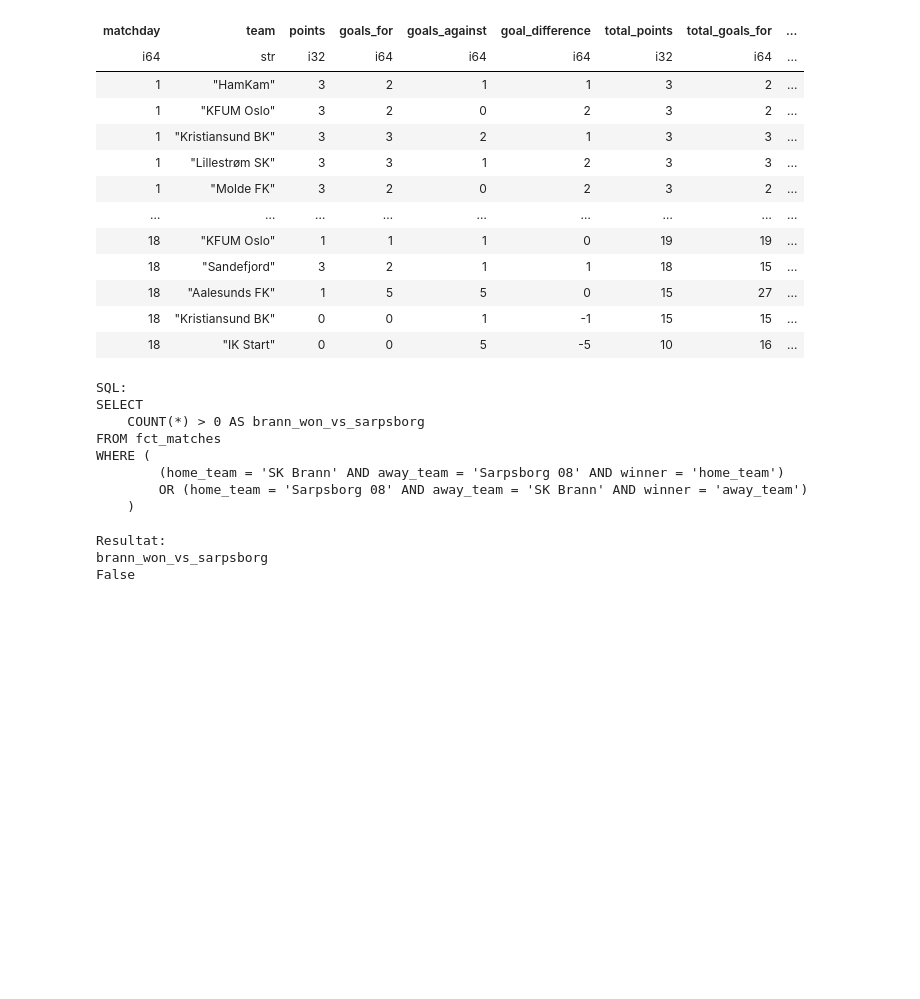
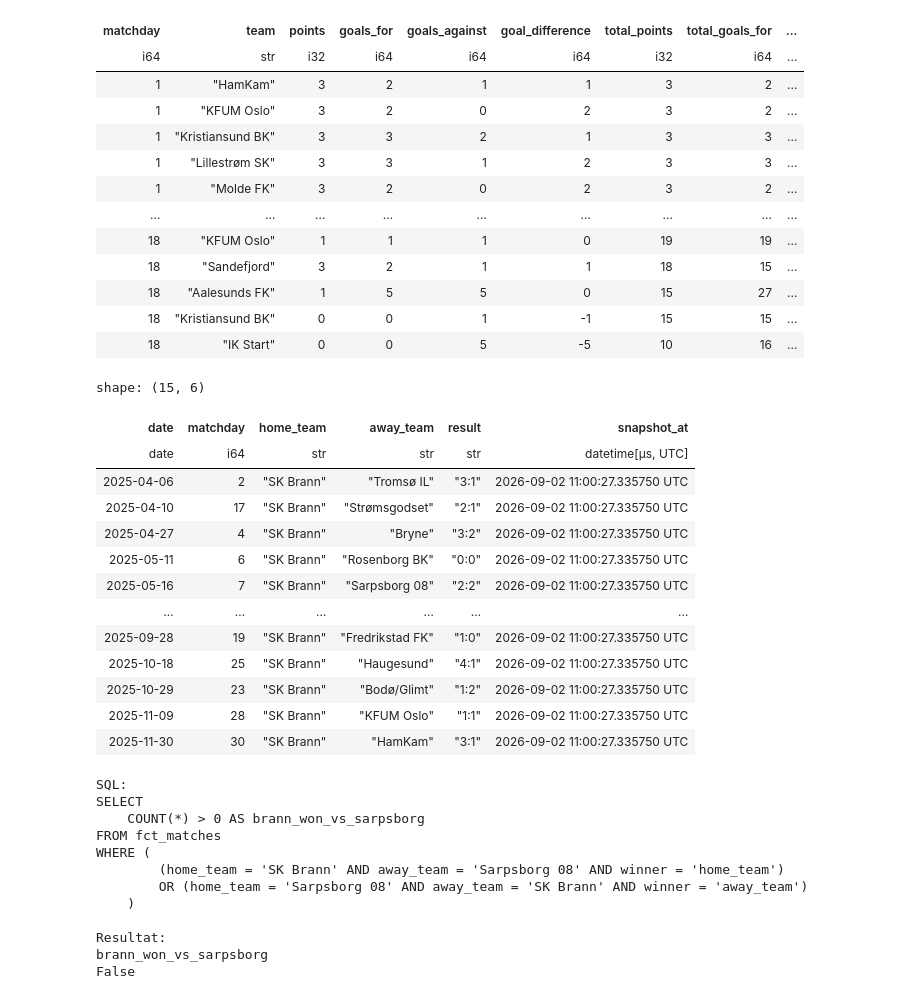
Before and after one commit to PolarsDude/brann_ticket_sales_forecasting, a Jupyter notebook: notebook.ipynb, the cells around one changed output. Drawn from its saved outputs; the diff is of its cells as text; code cells hidden in the pictures; blank space fills up the shorter version.

```diff
--- a/notebook.ipynb
+++ b/notebook.ipynb
@@ -139,6 +183,34 @@ shape: (272, 11)
 | 18 | "IK Start" | 0 | 0 | 5 | -5 | 10 | 16 | ... |
 # %%
 paok = scrape_ticket_sections(1187151)
+# %%
+from src.utils import scrape_eliteserien_results_for_seasons
+
+results = scrape_eliteserien_results_for_seasons(
+    seasons=[
+        (2025, 2026),
+        (2024, 2025),
+        (2023, 2024),
+    ],
+    delay_seconds=5.0,
+)
+# %%
+pl.DataFrame(results).filter(pl.col('date').dt.year()==2025).filter(pl.col('home_team').str.contains('Brann'))
+# %% [output]
+shape: (15, 6)
+| date | matchday | home_team | away_team | result | snapshot_at |
+| date | i64 | str | str | str | datetime[μs, UTC] |
+| 2025-04-06 | 2 | "SK Brann" | "Tromsø IL" | "3:1" | 2026-09-02 11:00:27.335750 UTC |
+| 2025-04-10 | 17 | "SK Brann" | "Strømsgodset" | "2:1" | 2026-09-02 11:00:27.335750 UTC |
+| 2025-04-27 | 4 | "SK Brann" | "Bryne" | "3:2" | 2026-09-02 11:00:27.335750 UTC |
+| 2025-05-11 | 6 | "SK Brann" | "Rosenborg BK" | "0:0" | 2026-09-02 11:00:27.335750 UTC |
+| 2025-05-16 | 7 | "SK Brann" | "Sarpsborg 08" | "2:2" | 2026-09-02 11:00:27.335750 UTC |
+| … | … | … | … | … | … |
+| 2025-09-28 | 19 | "SK Brann" | "Fredrikstad FK" | "1:0" | 2026-09-02 11:00:27.335750 UTC |
+| 2025-10-18 | 25 | "SK Brann" | "Haugesund" | "4:1" | 2026-09-02 11:00:27.335750 UTC |
+| 2025-10-29 | 23 | "SK Brann" | "Bodø/Glimt" | "1:2" | 2026-09-02 11:00:27.335750 UTC |
+| 2025-11-09 | 28 | "SK Brann" | "KFUM Oslo" | "1:1" | 2026-09-02 11:00:27.335750 UTC |
+| 2025-11-30 | 30 | "SK Brann" | "HamKam" | "3:1" | 2026-09-02 11:00:27.335750 UTC |
 # %%
 from src.agent import run_question
 
```
Also changed, not shown: parts of 4 cells of this notebook, 5 other files.
